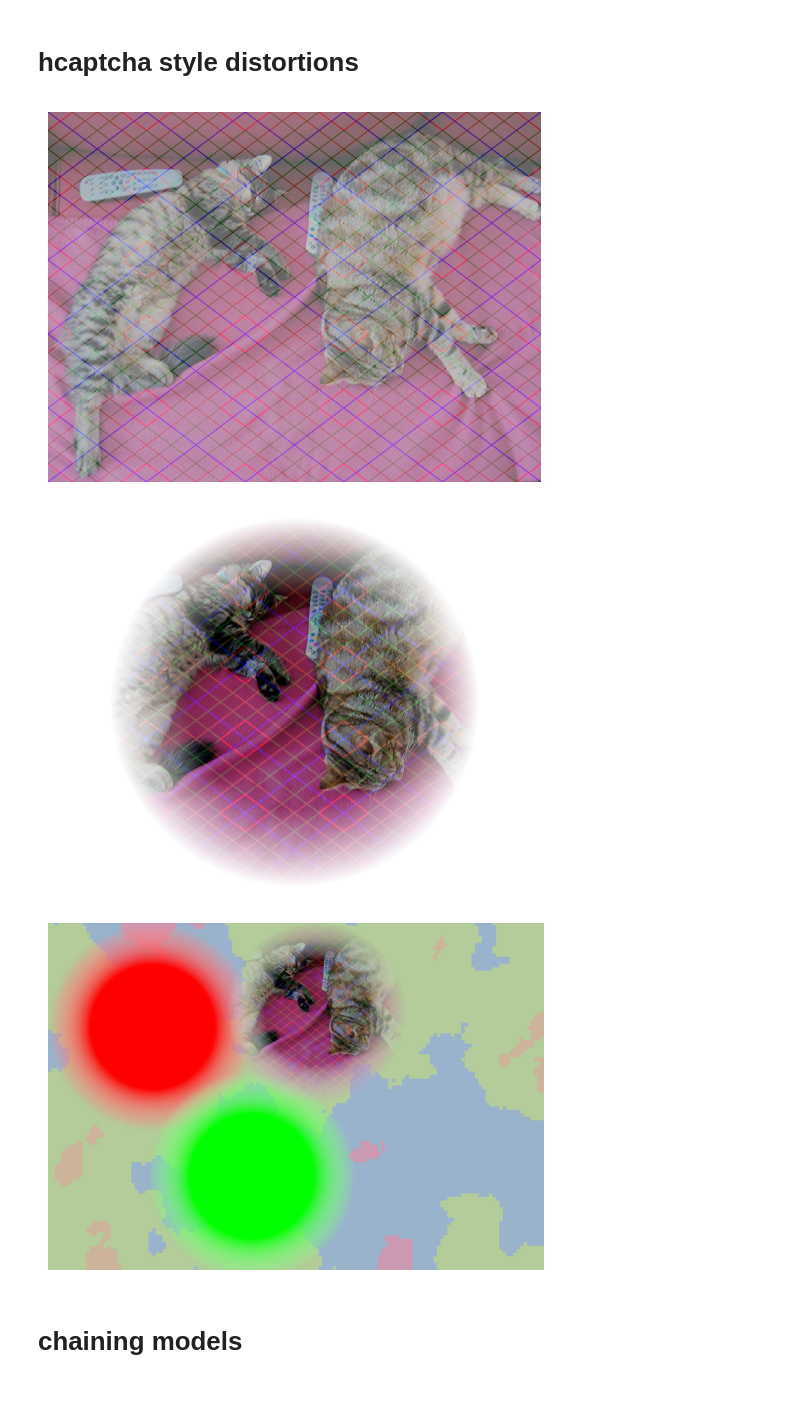
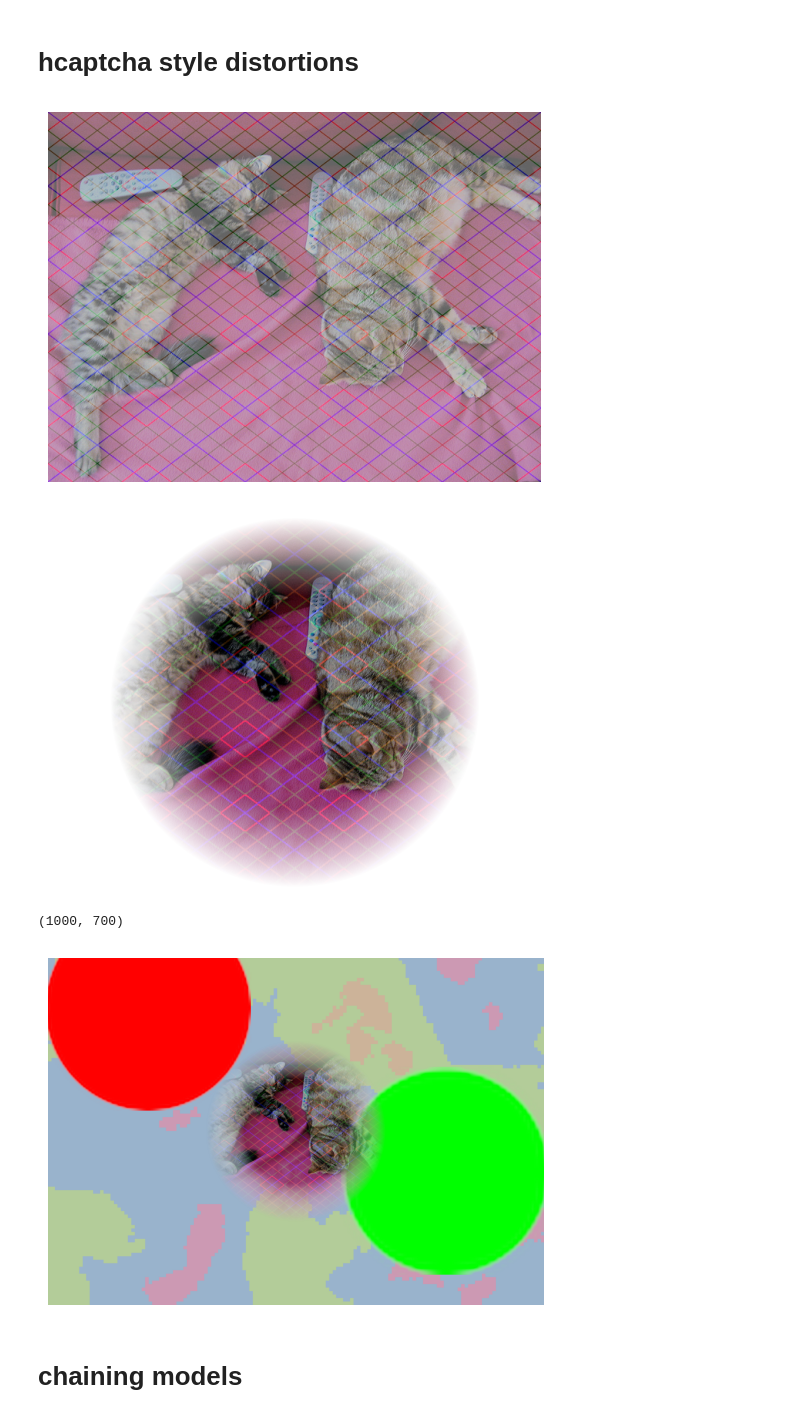
Before and after one commit to ETH-DISCO/advx-bench, a Jupyter notebook: src/demo.ipynb, the cells around one changed output. Drawn from its saved outputs; the diff is of its cells as text; code cells hidden in the pictures.

```diff
--- a/src/demo.ipynb
+++ b/src/demo.ipynb
@@ -2,41 +2,48 @@
 # hcaptcha style distortions
 # %%
 from advx.background import get_perlin_background
-from advx.utils import get_rounded_corners, place_within, add_overlay
+from advx.utils import get_rounded_corners, place_within, add_overlay, get_scaled
 from advx.masks import get_diamond_mask, get_knit_mask
 import matplotlib.pyplot as plt
 from PIL import Image
 import requests
 
 background: Image.Image = get_perlin_background()
 
 
 url = "http://images.cocodataset.org/val2017/000000039769.jpg"
 img = Image.open(requests.get(url, stream=True).raw).convert("RGBA")
 opcacity = 100
 # knit	192	1
 img = add_overlay(img, get_knit_mask(step=200), opacity=opcacity)
 plt.imshow(img)
 plt.axis('off')
 plt.show()
 
 inner1: Image.Image = get_rounded_corners(Image.new("RGBA", (100, 100), (255, 0, 0, 255)))
 inner2: Image.Image = get_rounded_corners(Image.new("RGBA", (100, 100), (0, 255, 0, 255)))
 inner3: Image.Image = get_rounded_corners(img, fraction=0.29)
+
+inner2 = get_scaled(inner2, 0.5)
 plt.imshow(inner3)
 plt.axis('off')
 plt.show()
 
-result = place_within(background, inner1, inner_position=(0, 0))
-result = place_within(result, inner2, inner_position=(200, 300))
-result = place_within(result, inner3, inner_position=(300, 0))
+print(background.size)
+center_x = background.size[0] // 2
+center_y = background.size[1] // 2
+
+result = place_within(background, inner1, inner_position=(200, 100))
+result = place_within(result, inner2, inner_position=(center_x + 300, center_y + 80))
+result = place_within(result, inner3, inner_position=(center_x, center_y))
 plt.imshow(result)
 plt.axis('off')
 plt.show()
 # %% [output]
 [figure]
 [figure]
+(1000, 700)
-[figure, old version]
+[figure, new version]
 # %% [markdown]
 # chaining models
 # %%
```
Also changed, not shown: 2 other files.
